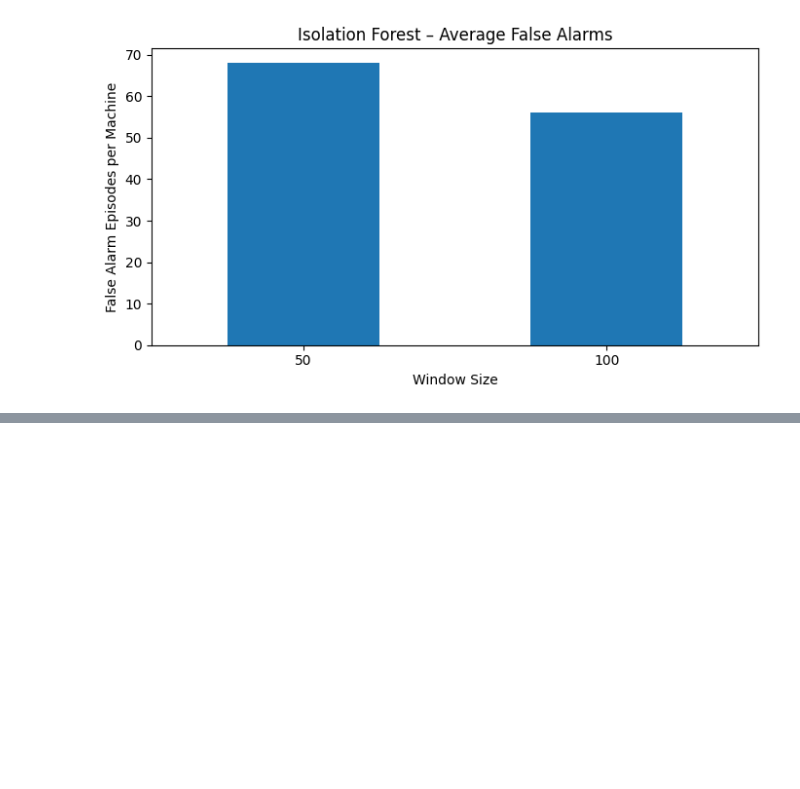
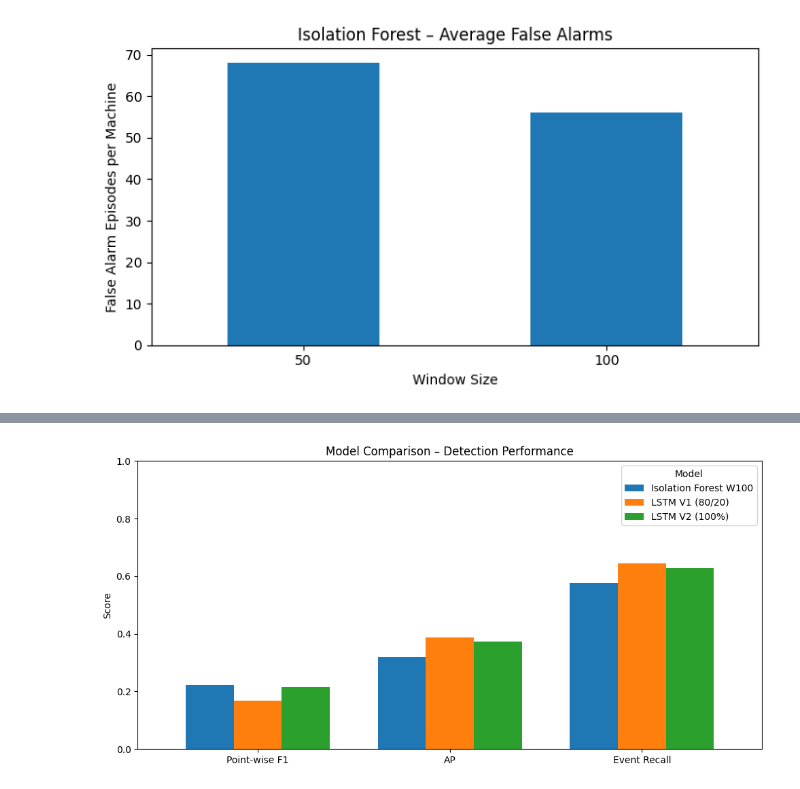
Before and after one commit to VioS11/SensorTwin-SMD, a Jupyter notebook: notebooks/IC3_SMD_Project.ipynb, the cells around one changed output, grey strips where cells are left out. Saved outputs shown, nothing was run; the diff lists cells and outputs as text; code cells hidden in the pictures; blank space fills up the shorter version.

```diff
--- a/notebooks/IC3_SMD_Project.ipynb
+++ b/notebooks/IC3_SMD_Project.ipynb
@@ -1383,0 +3218,25 @@ results_df.to_csv(
+# %%
+higher_better = comparison_df.loc[
+    ["point_f1", "AP", "event_recall"]
+].rename(index={
+    "point_f1": "Point-wise F1",
+    "event_recall": "Event Recall"
+})
+
+ax = higher_better.plot(
+    kind="bar",
+    figsize=(10, 5),
+    rot=0,
+    width=0.75
+)
+
+ax.set_title("Model Comparison – Detection Performance")
+ax.set_ylabel("Score")
+ax.set_xlabel("")
+ax.set_ylim(0, 1)
+ax.legend(title="Model")
+
+plt.tight_layout()
+plt.show()
+# %% [output]
+[figure, added]
```
Also changed, not shown: parts of 48 cells of this notebook.
